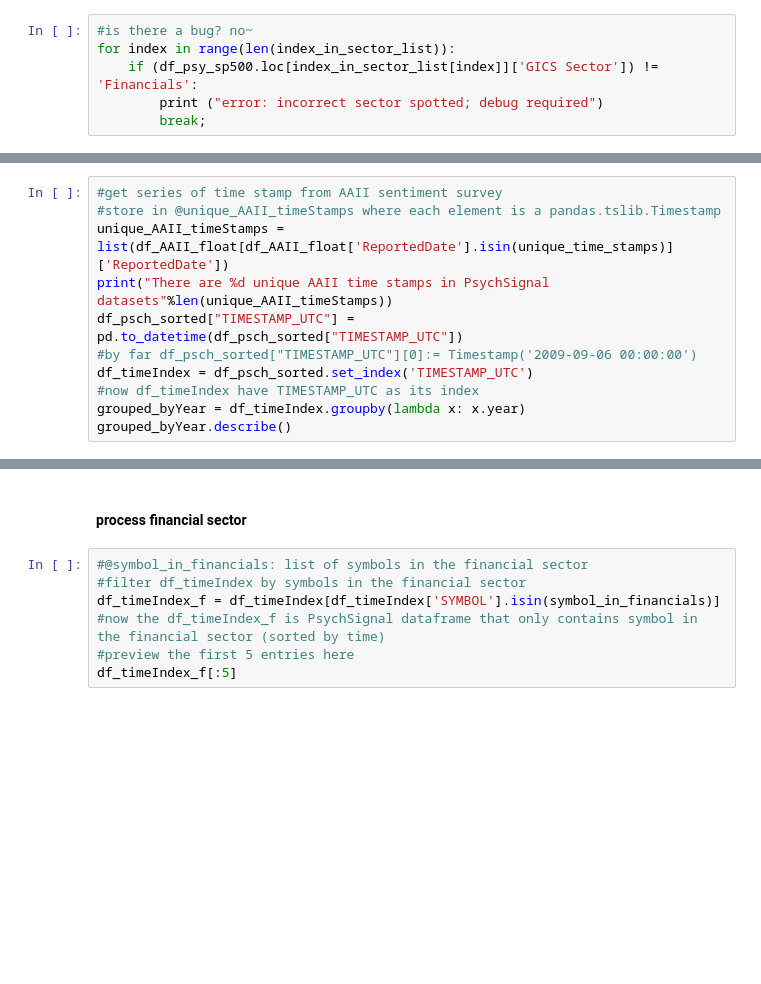
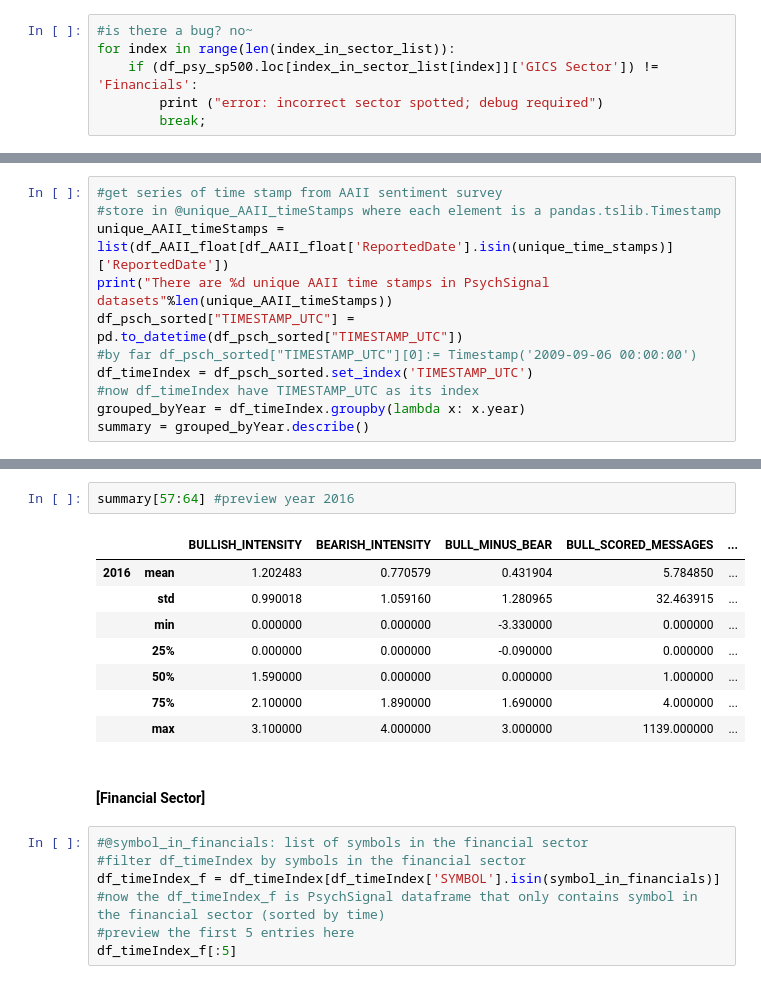
Before and after one commit to yh1008/CodeInFinance, a Jupyter notebook: PsychSignal vs. AAII Sentiment Survey.ipynb, the cells around one changed output, grey strips where cells are left out. Drawn from its saved outputs; the diff is of its cells as text; blank space fills up the shorter version.

```diff
--- a/PsychSignal vs. AAII Sentiment Survey.ipynb
+++ b/PsychSignal vs. AAII Sentiment Survey.ipynb
@@ -247,6 +254,6 @@ df_psch_sorted["TIMESTAMP_UTC"] = pd.to_datetime(df_psch_sorted["TIMESTAMP_UTC"]
 df_timeIndex = df_psch_sorted.set_index('TIMESTAMP_UTC')
 #now df_timeIndex have TIMESTAMP_UTC as its index
 grouped_byYear = df_timeIndex.groupby(lambda x: x.year)
-grouped_byYear.describe()
+summary = grouped_byYear.describe()
 # %% [output]
 There are 336 unique AAII time stamps in PsychSignal datasets
@@ -271,5 +260,16 @@ There are 336 unique AAII time stamps in PsychSignal datasets
-# %% [markdown]
-#### process financial sector
+# %%
+summary[57:64] #preview year 2016
+# %% [output]
+|  |  | BULLISH_INTENSITY | BEARISH_INTENSITY | BULL_MINUS_BEAR | BULL_SCORED_MESSAGES | ... |
+| 2016 | mean | 1.202483 | 0.770579 | 0.431904 | 5.784850 | ... |
+|  | std | 0.990018 | 1.059160 | 1.280965 | 32.463915 | ... |
+|  | min | 0.000000 | 0.000000 | -3.330000 | 0.000000 | ... |
+|  | 25% | 0.000000 | 0.000000 | -0.090000 | 0.000000 | ... |
+|  | 50% | 1.590000 | 0.000000 | 0.000000 | 1.000000 | ... |
+|  | 75% | 2.100000 | 1.890000 | 1.690000 | 4.000000 | ... |
+|  | max | 3.100000 | 4.000000 | 3.000000 | 1139.000000 | ... |
+# %% [markdown]
+#### [Financial Sector]
 # %%
 #@symbol_in_financials: list of symbols in the financial sector
 #filter df_timeIndex by symbols in the financial sector
```
Also changed, not shown: parts of 39 cells of this notebook.
